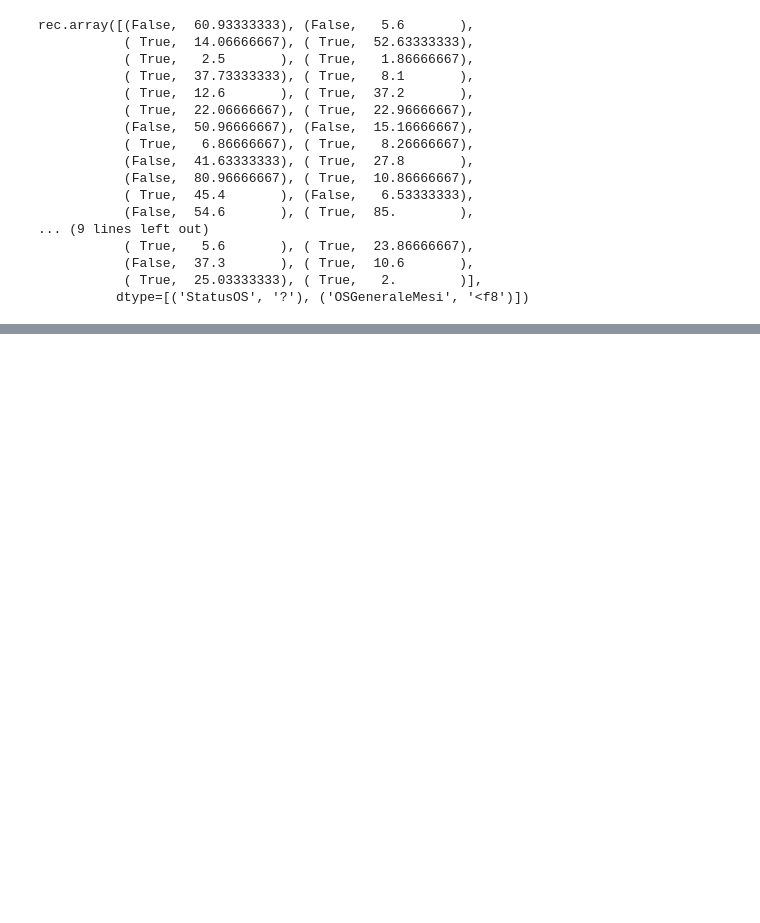
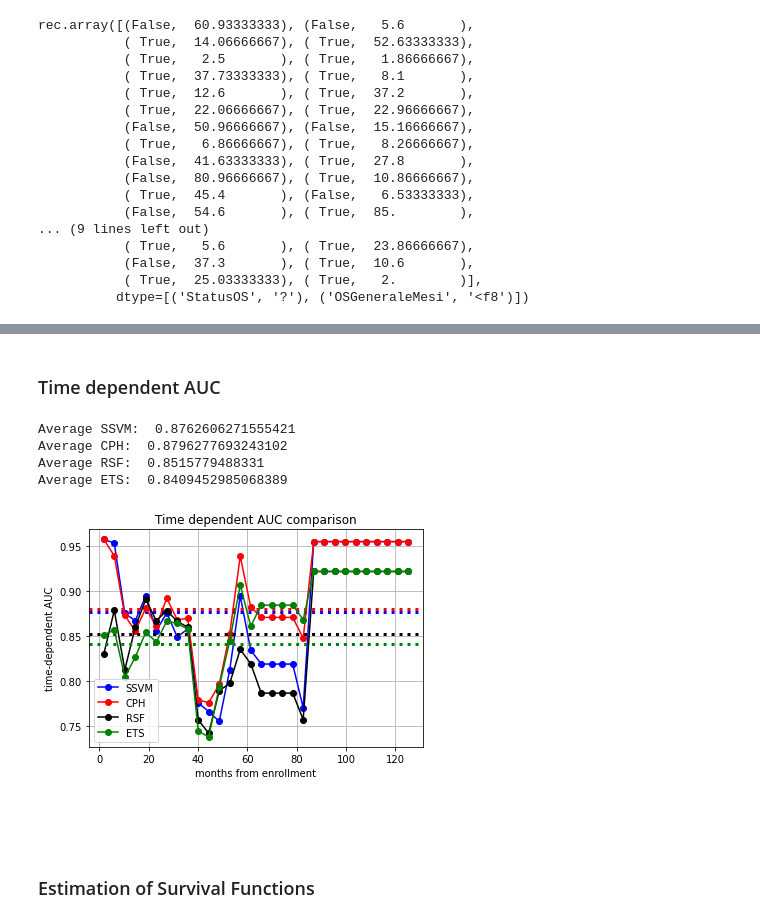
Before and after one commit to matteo9903/master_thesis, a Jupyter notebook: survival analysis.ipynb, the cells around one changed output, grey strips where cells are left out. Cells and saved outputs as stored; diff of their text form; code cells hidden in the pictures; blank space fills up the shorter version.

```diff
--- a/survival analysis.ipynb
+++ b/survival analysis.ipynb
@@ -443,7 +670,7 @@ param_grid = {'n_estimators': [200,400],
              }
 
 gcv1 = GridSearchCV(rsf, param_grid, return_train_score=True, cv=cv)
-gcv1.fit(X_train, y_tr)
+gcv1.fit(X_tr, y_tr)
 print("Best score: {f}".format(f=gcv1.best_score_))
 print("Parameters: {f}".format(f=gcv1.best_params_))
 # %% [output]
@@ -479,7 +713,7 @@ param_grid={'n_estimators':[200,400,600],
 
 
 gcv2 = GridSearchCV(gb, param_grid, return_train_score=True, cv=cv)
-gcv2.fit(X_train, y_tr)
+gcv2.fit(X_tr, y_tr)
 print("Best score: {f}".format(f=gcv2.best_score_))
 print("Parameters: {f}".format(f=gcv2.best_params_))
 # %% [output]
@@ -587,0 +787,14 @@ c-ind=0.7343915343915344
+# %%
+et=gcv4.best_estimator_
+ci_et_train = concordance_index_censored(y_tr["StatusOS"], y_tr["OSGeneraleMesi"], et.predict(X_tr))
+ci_et_test = concordance_index_censored(y_t["StatusOS"], y_t["OSGeneraleMesi"], et.predict(X_t))
+
+print("EXTRA TREES\n----------------------")
+print("C-index TRAIN: {f}".format(f=ci_et_train[0]))
+print("C-index TEST: {f}".format(f=ci_et_test[0]))
+
+survs_et=et.predict_survival_function(X_t)
+preds_et = np.asarray([[fn(t) for t in times] for fn in survs_et])
+
+bs_et=integrated_brier_score(y_tr,y_t,preds_et,times)
+print("Brier Score ET: ",bs_et)
@@ -587,0 +809,51 @@ c-ind=0.7343915343915344
+# %% [markdown]
+### Time dependent AUC
+# %%
+fks_risk_scores=fks.predict(X_t)
+fks_auc, fks_mean_auc = cumulative_dynamic_auc(
+    y_tr, y_t, fks_risk_scores, times
+)
+
+cox_risk_scores=cox.predict(X_t)
+cox_auc, cox_mean_auc = cumulative_dynamic_auc(
+    y_tr, y_t, cox_risk_scores, times
+)
+
+et_risk_scores=et.predict(X_t)
+et_auc, et_mean_auc = cumulative_dynamic_auc(
+    y_tr, y_t, et_risk_scores, times
+)
+
+rsf_risk_scores=rsf.predict(X_t)
+rsf_auc, rsf_mean_auc = cumulative_dynamic_auc(
+    y_tr, y_t, rsf_risk_scores, times
+)
+
+
+plt.plot(times, fks_auc, "bo-",label="SSVM")
+plt.axhline(fks_mean_auc, linestyle="dotted", color="b",linewidth=3)
+plt.plot(times, cox_auc, "ro-",label="CPH")
+plt.axhline(cox_mean_auc, linestyle="dotted", color="r",linewidth=3)
+plt.plot(times, rsf_auc, "ko-",label="RSF")
+plt.axhline(rsf_mean_auc, linestyle="dotted", color="k",linewidth=3)
+plt.plot(times, et_auc, "go-",label="ETS")
+plt.axhline(et_mean_auc, linestyle="dotted", color="g",linewidth=3)
+
+plt.xlabel("months from enrollment")
+plt.ylabel("time-dependent AUC")
+plt.title("Time dependent AUC comparison")
+plt.legend(loc="best")
+plt.grid(True)
+
+print("Average SSVM: ",fks_mean_auc)
+print("Average CPH: ",cox_mean_auc)
+print("Average RSF: ",rsf_mean_auc)
+print("Average ETS: ",et_mean_auc)
+# %% [output]
+Average SSVM:  0.8762606271555421
+Average CPH:  0.8796277693243102
+Average RSF:  0.8515779488331
+Average ETS:  0.8409452985068389
+[figure, added]
+# %% [markdown]
+### <br><br>  Estimation of Survival Functions
```
Also changed, not shown: parts of 46 cells of this notebook.
